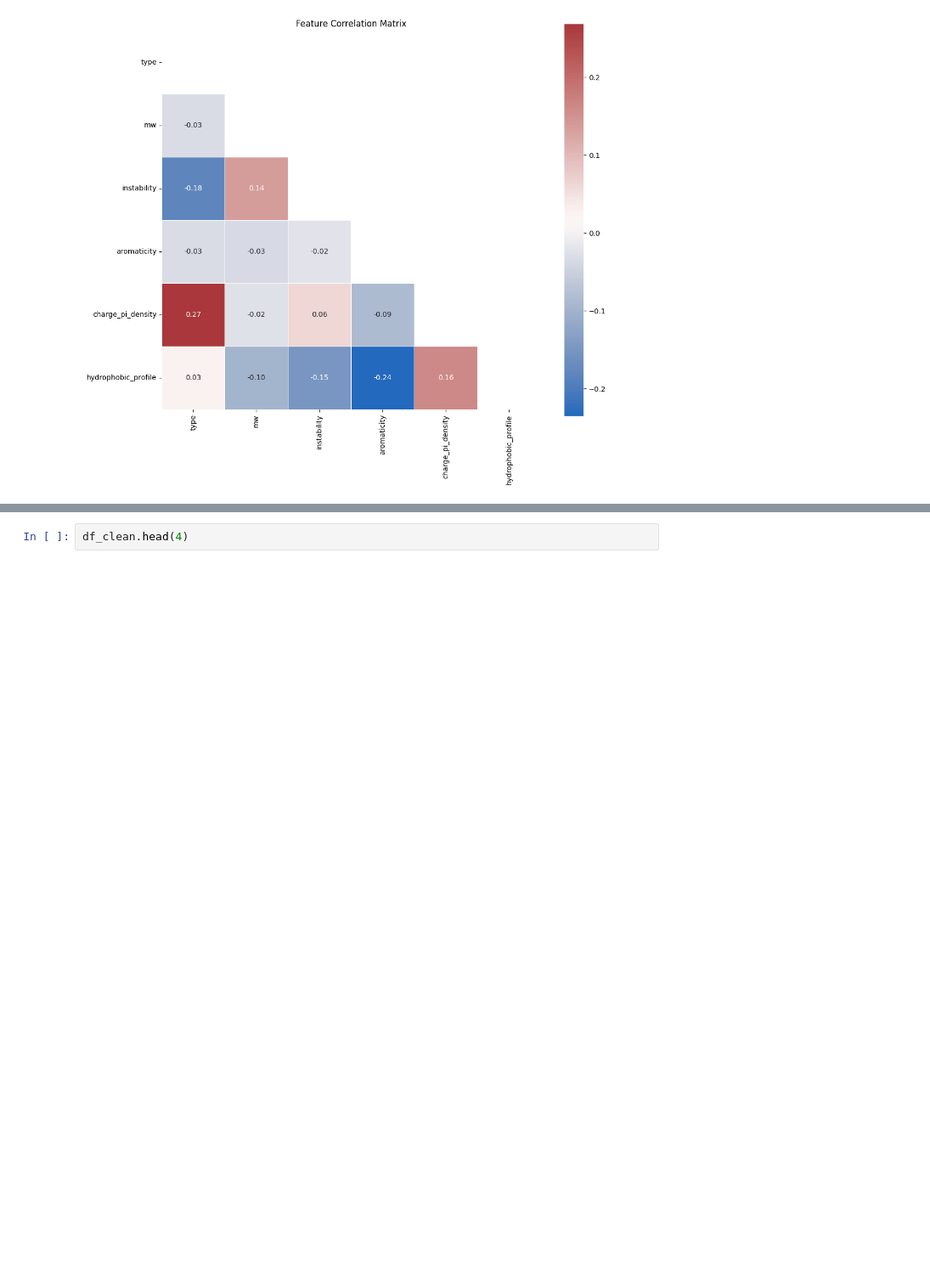
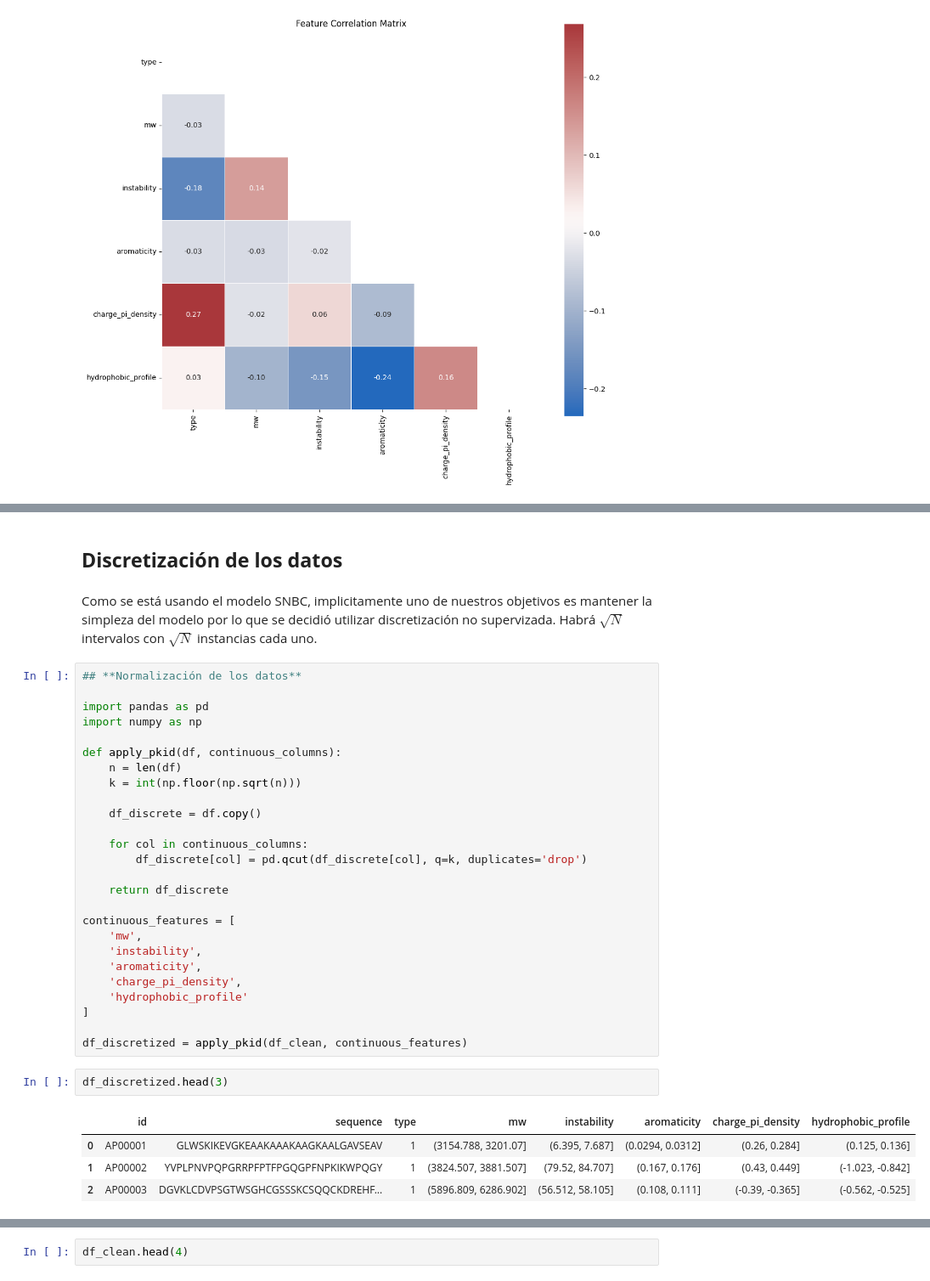
Before and after one commit to jazminamg26/NBC_antimicrobial_peptides, a Jupyter notebook: main.ipynb, the cells around one changed output, grey strips where cells are left out. Shown: that part at 85% size. Drawn from its saved outputs; the diff is of its cells as text; blank space fills up the shorter version.

Commit message:
discretización de los datos

```diff
--- a/main.ipynb
+++ b/main.ipynb
@@ -494,0 +495,38 @@ Un NBC asume que todos los atributos que se usan para predecir algo son completa
+# %% [markdown]
+## **Discretización de los datos**
+# %% [markdown]
+Como se está usando el modelo SNBC, implicitamente uno de nuestros objetivos es mantener la simpleza del modelo por lo que se decidió utilizar discretización no supervizada.
+Habrá $\sqrt{N}$ intervalos con $\sqrt{N}$ instancias cada uno.
+# %%
+## **Normalización de los datos**
+
+import pandas as pd
+import numpy as np
+
+def apply_pkid(df, continuous_columns):
+    n = len(df)
+    k = int(np.floor(np.sqrt(n)))
+
+    df_discrete = df.copy()
+
+    for col in continuous_columns:
+        df_discrete[col] = pd.qcut(df_discrete[col], q=k, duplicates='drop')
+
+    return df_discrete
+
+continuous_features = [
+    'mw',
+    'instability',
+    'aromaticity',
+    'charge_pi_density',
+    'hydrophobic_profile'
+]
+
+df_discretized = apply_pkid(df_clean, continuous_features)
+# %%
+df_discretized.head(3)
+# %% [output]
+|  | id | sequence | type | mw | instability | aromaticity | charge_pi_density | hydrophobic_profile |
+| 0 | AP00001 | GLWSKIKEVGKEAAKAAAKAAGKAALGAVSEAV | 1 | (3154.788, 3201.07] | (6.395, 7.687] | (0.0294, 0.0312] | (0.26, 0.284] | (0.125, 0.136] |
+| 1 | AP00002 | YVPLPNVPQPGRRPFPTFPGQGPFNPKIKWPQGY | 1 | (3824.507, 3881.507] | (79.52, 84.707] | (0.167, 0.176] | (0.43, 0.449] | (-1.023, -0.842] |
+| 2 | AP00003 | DGVKLCDVPSGTWSGHCGSSSKCSQQCKDREHF... | 1 | (5896.809, 6286.902] | (56.512, 58.105] | (0.108, 0.111] | (-0.39, -0.365] | (-0.562, -0.525] |
```
Also changed, not shown: parts of 6 cells of this notebook.
